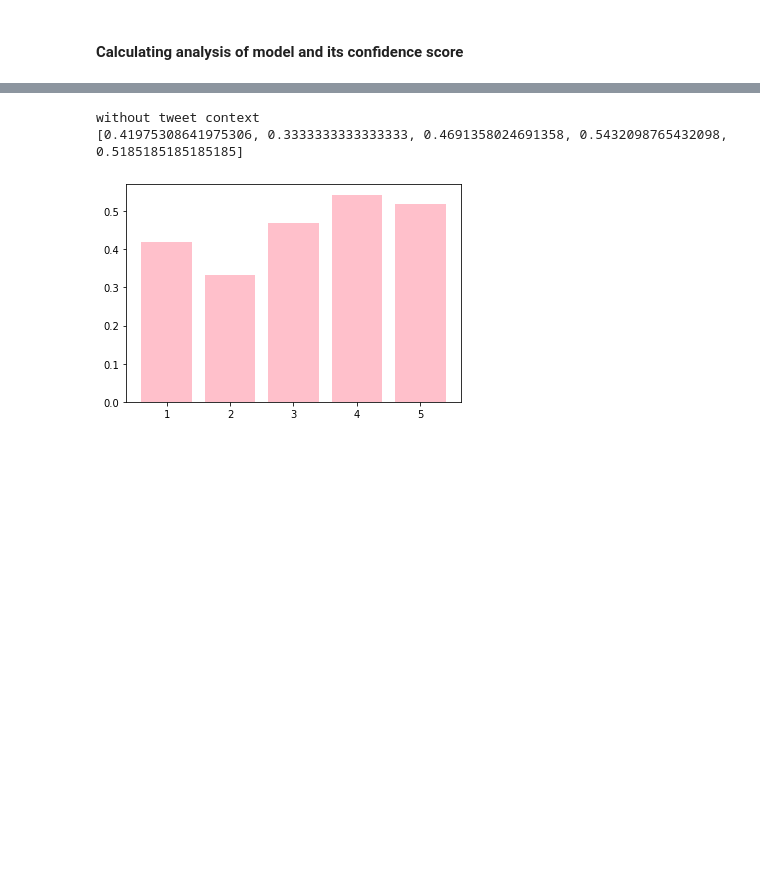
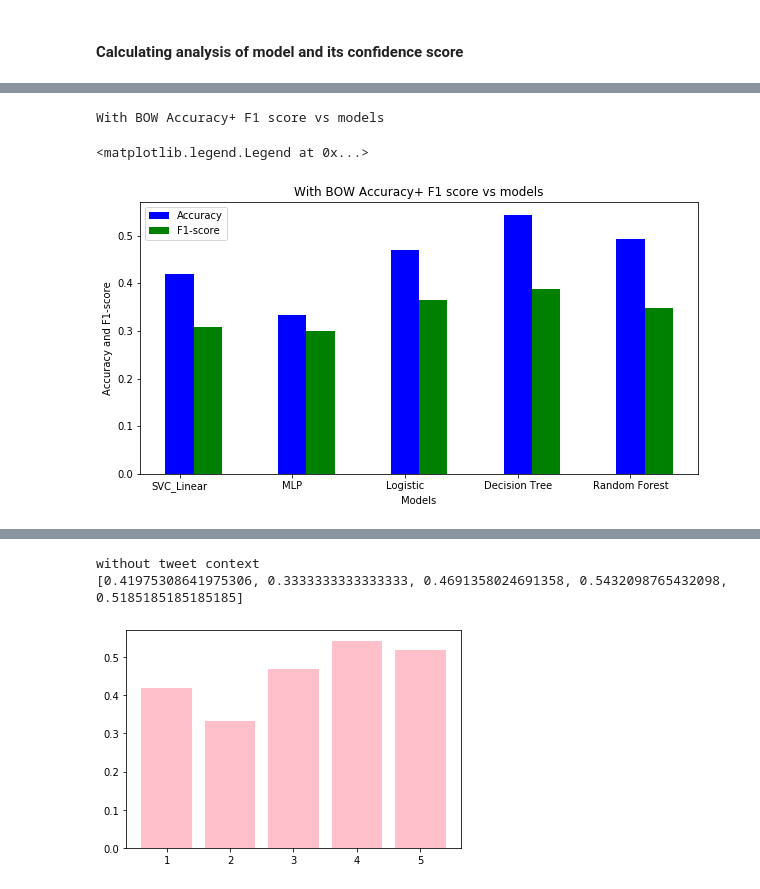
Before and after one commit to Tinkidinki/IRE_Major_Project, a Jupyter notebook: SUBTASK_B.ipynb, the cells around one changed output, grey strips where cells are left out. Drawn from its saved outputs; the diff is of its cells as text; code cells hidden in the pictures; blank space fills up the shorter version.

```diff
--- a/SUBTASK_B.ipynb
+++ b/SUBTASK_B.ipynb
@@ -306,0 +370,15 @@ Macro F:  0.36628186628186626
+# %%
+X = np.arange(5)
+f, ax = plt.subplots(figsize=(10,5))
+ax.set_xticklabels(['z','SVC_Linear','MLP','Logistic','Decision Tree','Random Forest'])
+print("With BOW Accuracy+ F1 score vs models")
+plt.title('With BOW Accuracy+ F1 score vs models')
+plt.xlabel('Models')
+plt.ylabel('Accuracy and F1-score')
+plt.bar(X + 0.00, accuracy_with.values(), color = 'b',label="Accuracy", width = 0.25)
+plt.bar(X + 0.25, f_score_with.values(), color = 'g',label="F1-score" ,width = 0.25)
+plt.legend()
+# %% [output]
+With BOW Accuracy+ F1 score vs models
+<matplotlib.legend.Legend at 0x...>
+[figure, added]
```
Also changed, not shown: parts of 21 cells of this notebook.
